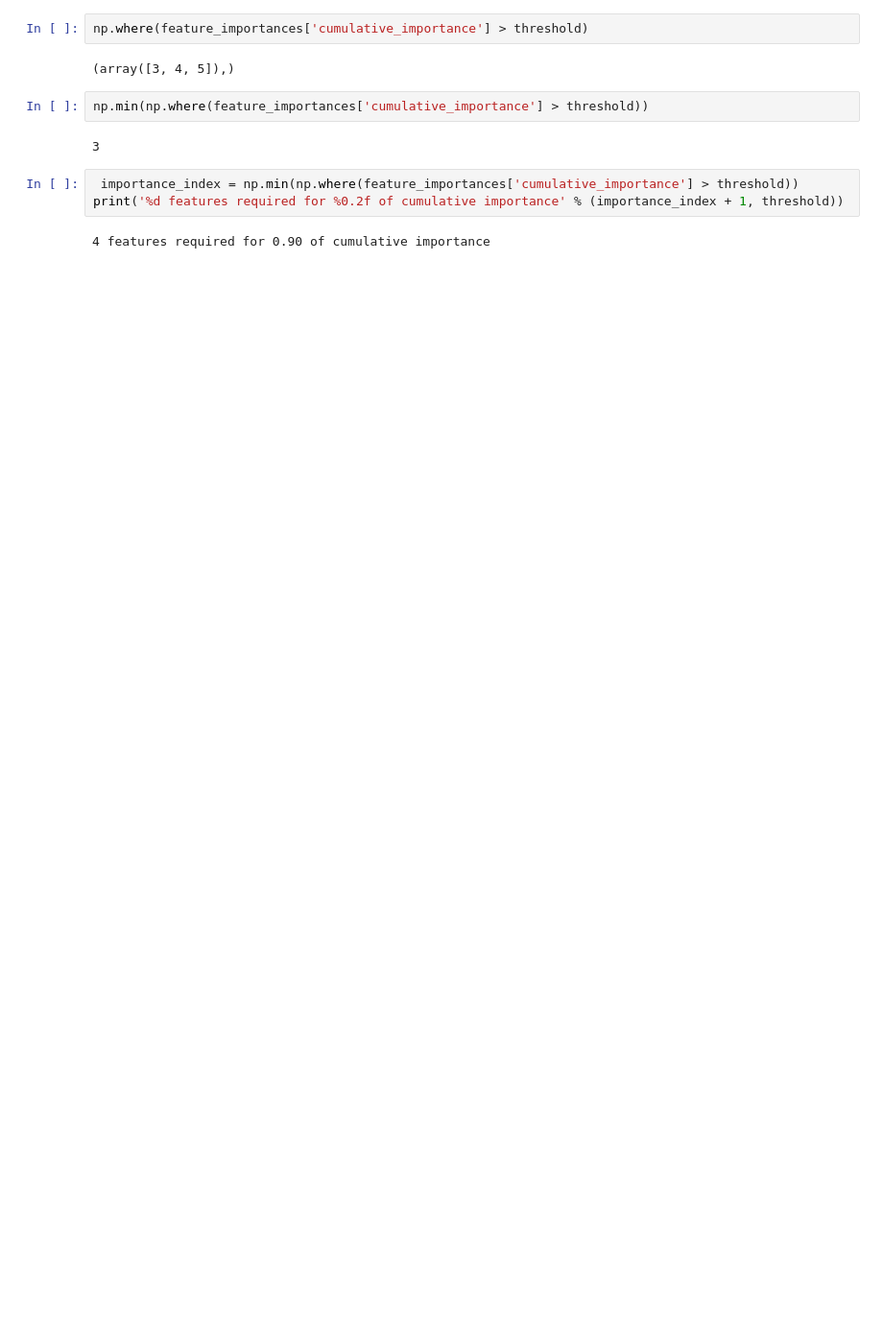
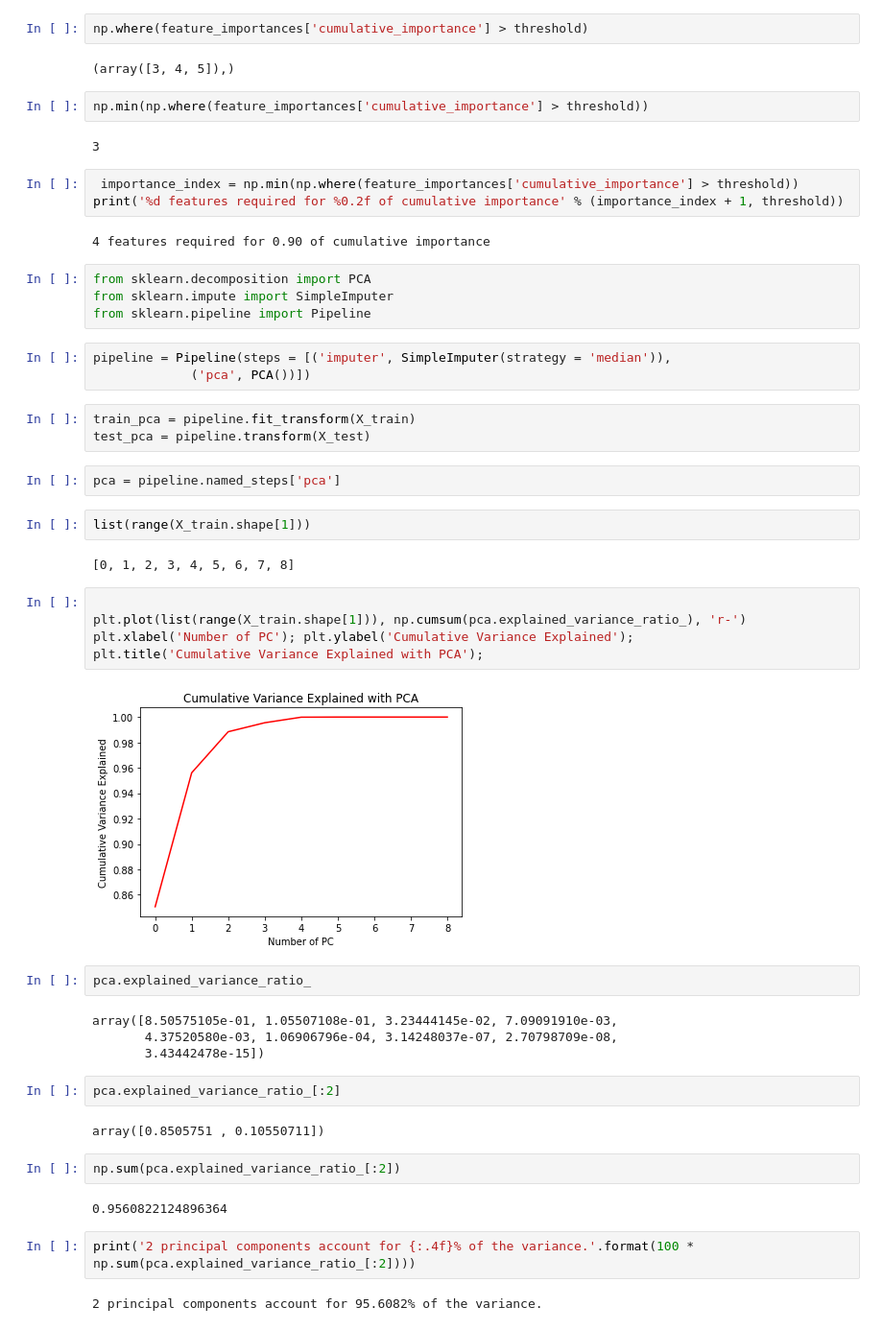
Before and after one commit to emily1618/Data-Portfolio, a Jupyter notebook: PabloEDA.ipynb, the cells around one changed output. Shown at 96% size. Drawn from its saved outputs; the diff is of its cells as text; blank space fills up the shorter version.

```diff
--- a/PabloEDA.ipynb
+++ b/PabloEDA.ipynb
@@ -361,3 +361,44 @@ np.min(np.where(feature_importances['cumulative_importance'] > threshold))
 print('%d features required for %0.2f of cumulative importance' % (importance_index + 1, threshold))
 # %% [output]
 4 features required for 0.90 of cumulative importance
+# %%
+from sklearn.decomposition import PCA
+from sklearn.impute import SimpleImputer
+from sklearn.pipeline import Pipeline
+# %%
+pipeline = Pipeline(steps = [('imputer', SimpleImputer(strategy = 'median')),
+             ('pca', PCA())])
+# %%
+train_pca = pipeline.fit_transform(X_train)
+test_pca = pipeline.transform(X_test)
+# %%
+pca = pipeline.named_steps['pca']
+# %%
+list(range(X_train.shape[1]))
+# %% [output]
+[0, 1, 2, 3, 4, 5, 6, 7, 8]
+# %%
+
+plt.plot(list(range(X_train.shape[1])), np.cumsum(pca.explained_variance_ratio_), 'r-')
+plt.xlabel('Number of PC'); plt.ylabel('Cumulative Variance Explained');
+plt.title('Cumulative Variance Explained with PCA');
+# %% [output]
+[figure, added]
+# %%
+pca.explained_variance_ratio_
+# %% [output]
+array([8.50575105e-01, 1.05507108e-01, 3.23444145e-02, 7.09091910e-03,
+       4.37520580e-03, 1.06906796e-04, 3.14248037e-07, 2.70798709e-08,
+       3.43442478e-15])
+# %%
+pca.explained_variance_ratio_[:2]
+# %% [output]
+array([0.8505751 , 0.10550711])
+# %%
+np.sum(pca.explained_variance_ratio_[:2])
+# %% [output]
+0.9560822124896364
+# %%
+print('2 principal components account for {:.4f}% of the variance.'.format(100 * np.sum(pca.explained_variance_ratio_[:2])))
+# %% [output]
+2 principal components account for 95.6082% of the variance.
```
Also changed, not shown: parts of 5 cells of this notebook.
